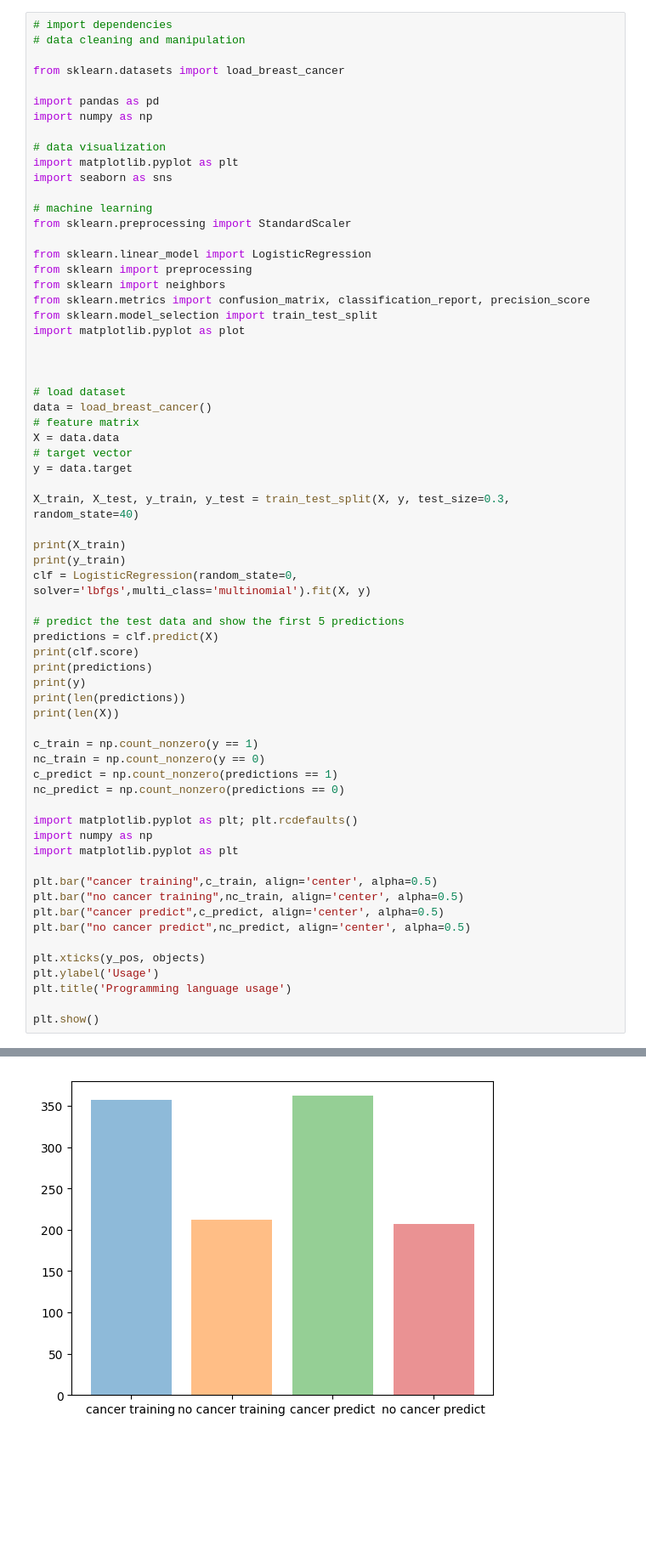
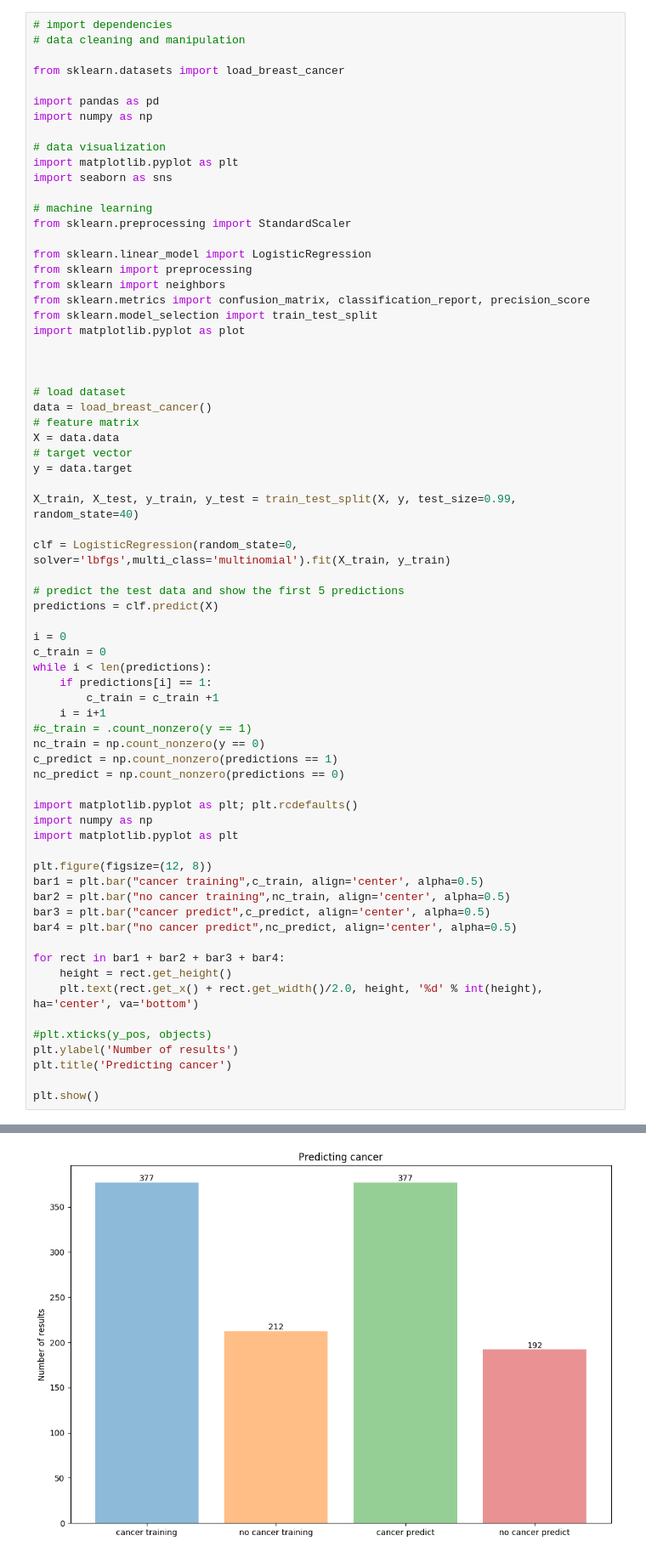
Before and after one commit to rebeccaSimmonds19/bc-ML, a Jupyter notebook: logisiticRegression-bc.ipynb, the cells around one changed output, grey strips where cells are left out. Shown at 85% size. Drawn from its saved outputs; the diff is of its cells as text; blank space fills up the shorter version.

```diff
--- a/logisiticRegression-bc.ipynb
+++ b/logisiticRegression-bc.ipynb
@@ -30,21 +30,20 @@ X = data.data
 # target vector
 y = data.target
 
-X_train, X_test, y_train, y_test = train_test_split(X, y, test_size=0.3, random_state=40)
+X_train, X_test, y_train, y_test = train_test_split(X, y, test_size=0.99, random_state=40)
 
-print(X_train)
-print(y_train)
-clf = LogisticRegression(random_state=0, solver='lbfgs',multi_class='multinomial').fit(X, y)
+clf = LogisticRegression(random_state=0, solver='lbfgs',multi_class='multinomial').fit(X_train, y_train)
 
 # predict the test data and show the first 5 predictions
 predictions = clf.predict(X)
-print(clf.score)
-print(predictions)
-print(y)
-print(len(predictions))
-print(len(X))
 
-c_train = np.count_nonzero(y == 1)
+i = 0
+c_train = 0
+while i < len(predictions):
+    if predictions[i] == 1:
+        c_train = c_train +1
+    i = i+1
+#c_train = .count_nonzero(y == 1)
 nc_train = np.count_nonzero(y == 0)
 c_predict = np.count_nonzero(predictions == 1)
 nc_predict = np.count_nonzero(predictions == 0)
@@ -53,14 +52,19 @@ import matplotlib.pyplot as plt; plt.rcdefaults()
 import numpy as np
 import matplotlib.pyplot as plt
 
-plt.bar("cancer training",c_train, align='center', alpha=0.5)
-plt.bar("no cancer training",nc_train, align='center', alpha=0.5)
-plt.bar("cancer predict",c_predict, align='center', alpha=0.5)
-plt.bar("no cancer predict",nc_predict, align='center', alpha=0.5)
+plt.figure(figsize=(12, 8))
+bar1 = plt.bar("cancer training",c_train, align='center', alpha=0.5)
+bar2 = plt.bar("no cancer training",nc_train, align='center', alpha=0.5)
+bar3 = plt.bar("cancer predict",c_predict, align='center', alpha=0.5)
+bar4 = plt.bar("no cancer predict",nc_predict, align='center', alpha=0.5)
 
-plt.xticks(y_pos, objects)
-plt.ylabel('Usage')
-plt.title('Programming language usage')
+for rect in bar1 + bar2 + bar3 + bar4:
+    height = rect.get_height()
+    plt.text(rect.get_x() + rect.get_width()/2.0, height, '%d' % int(height), ha='center', va='bottom')
+
+#plt.xticks(y_pos, objects)
+plt.ylabel('Number of results')
+plt.title('Predicting cancer')
 
 plt.show()
 # %% [output]
@@ -85 +71 @@ NameError: name 'y_pos' is not defined
-[figure, old version]
+[figure, new version]
```
Also changed, not shown: parts of 1 cell of this notebook, 2 other files.
